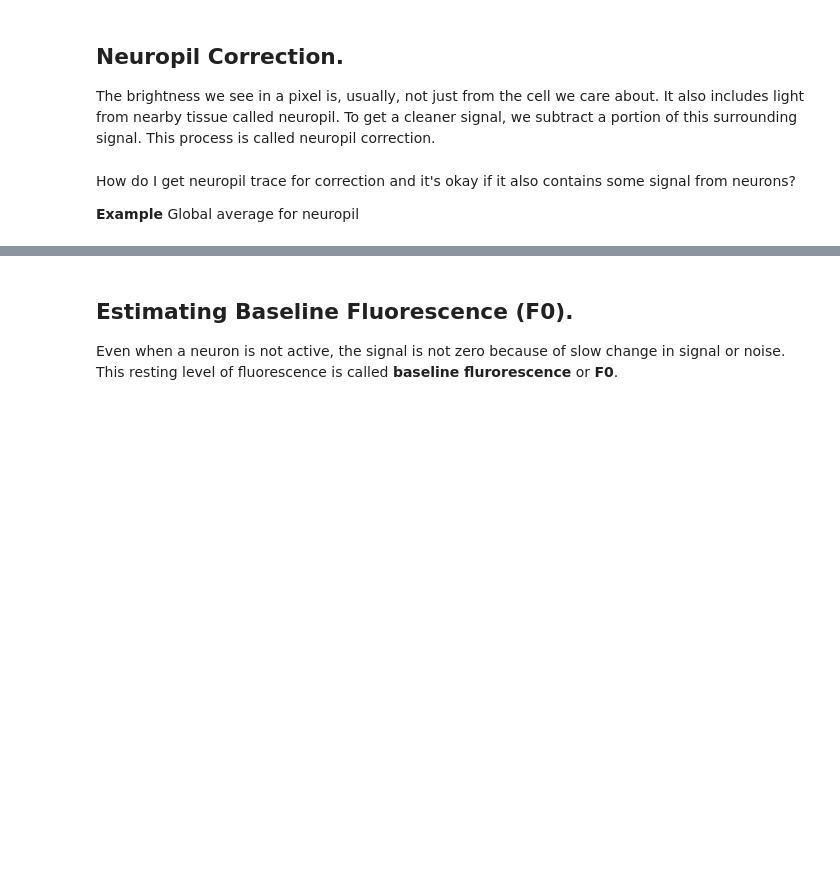
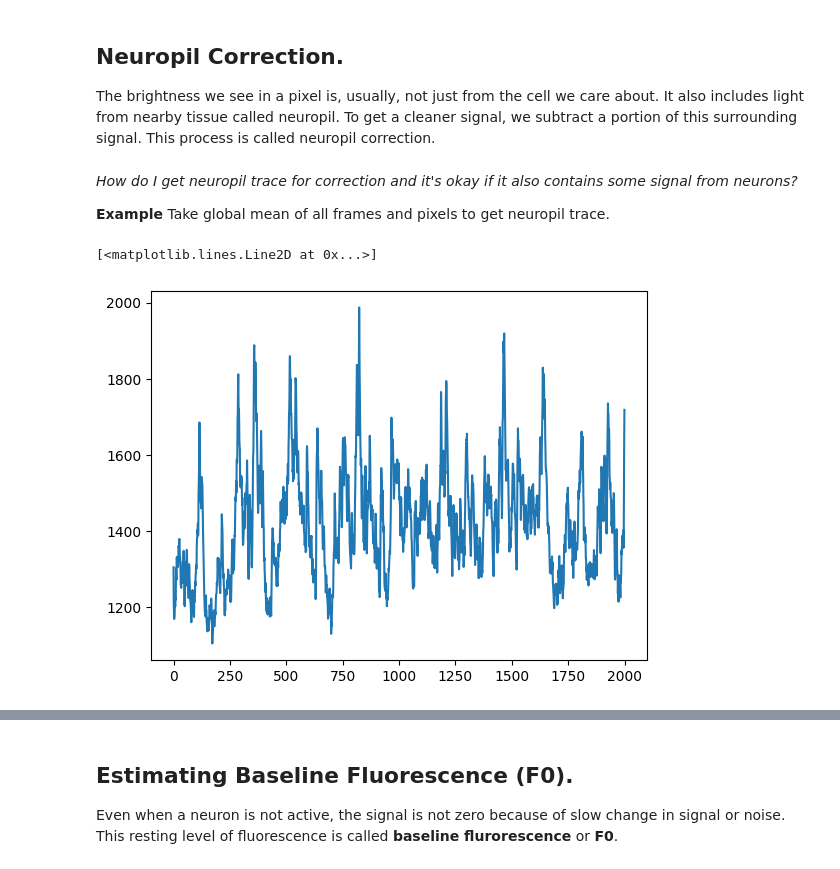
Before and after one commit to bkampa/intro-to-calcium-imaging-analysis-in-python-2025, a Jupyter notebook: day1/02. Single-Pixel Fluorescence in Calcium Imaging.ipynb, the cells around one changed output, grey strips where cells are left out. Cells and saved outputs as stored; diff of their text form; code cells hidden in the pictures; blank space fills up the shorter version.

```diff
--- a/day1/02. Single-Pixel Fluorescence in Calcium Imaging.ipynb
+++ b/day1/02. Single-Pixel Fluorescence in Calcium Imaging.ipynb
@@ -193,18 +193,12 @@ The brightness we see in a pixel is, usually, not just from the cell we care abo
 data = imread('data/demoMovie.tif')
 rep_image = np.mean(data, axis=0)
 # %% [markdown]
-How do I get neuropil trace for correction and it's okay if it also contains some signal from neurons?
+*How do I get neuropil trace for correction and it's okay if it also contains some signal from neurons?*
 
-**Example** Global average for neuropil
+**Example** Take global mean of all frames and pixels to get neuropil trace.
 # %%
-cell_trace = data[:, 40, 39]
 npil_trace = np.mean(data, axis=(1,2))
-
-plt.subplot(211)
-plt.imshow(rep_image, cmap='gray')
-plt.scatter(39, 40, color='r')
-plt.scatter(39, 45, color='r', marker='x')
-
-plt.subplot(212)
-plt.plot(cell_trace)
 plt.plot(npil_trace)
+# %% [output]
+[<matplotlib.lines.Line2D at 0x...>]
+[figure, added]
```
Also changed, not shown: parts of 18 cells of this notebook.
